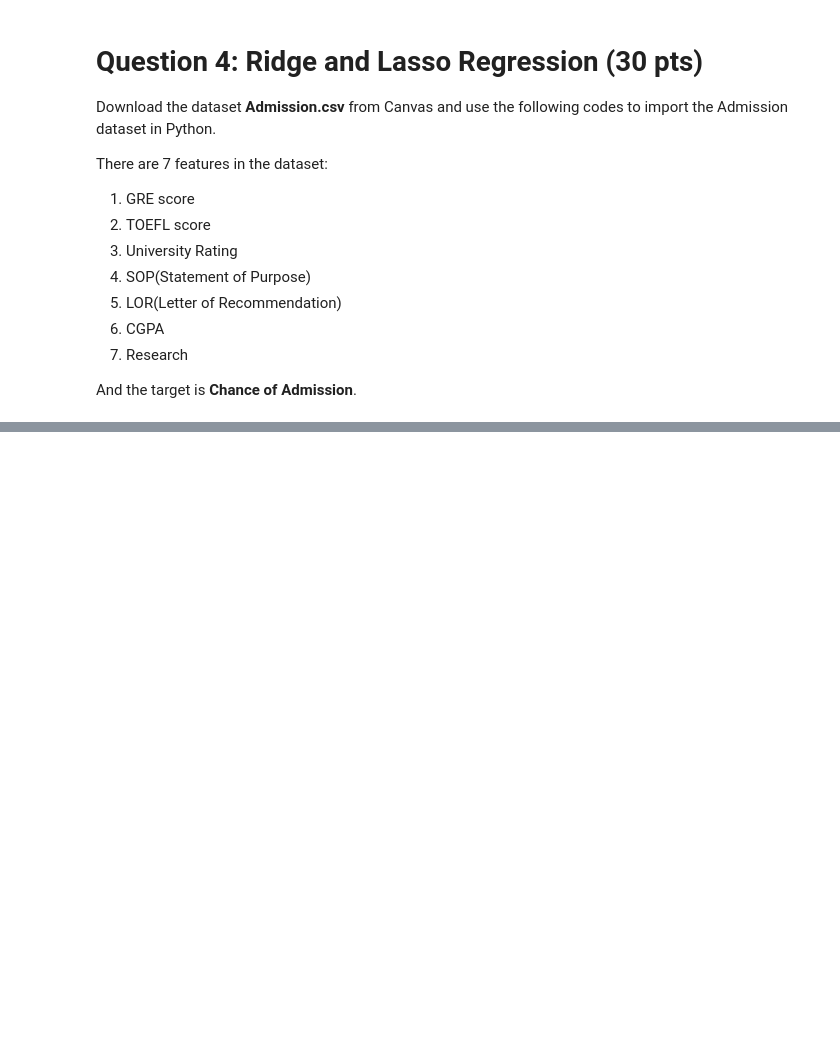
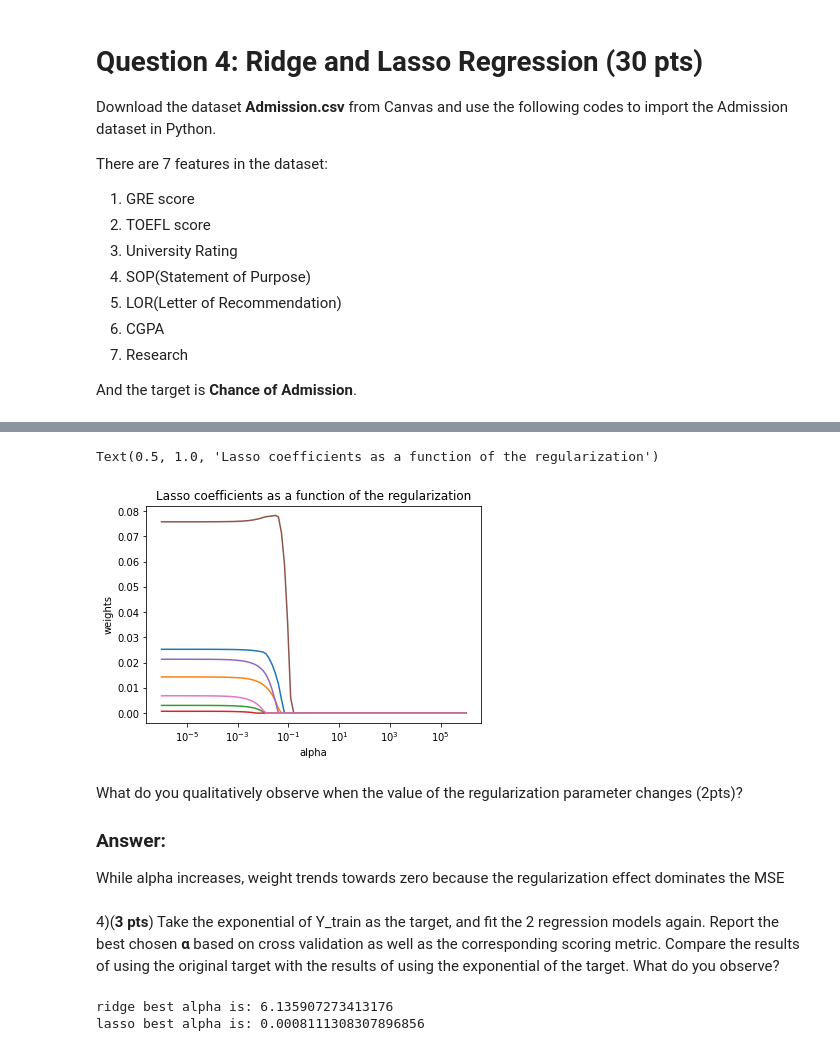
Before and after one commit to allie-touchstone/Advanced-Machine-Learning, a Jupyter notebook: HW 1.ipynb, the cells around one changed output, grey strips where cells are left out. Drawn from its saved outputs; the diff is of its cells as text; code cells hidden in the pictures; blank space fills up the shorter version.

```diff
--- a/HW 1.ipynb
+++ b/HW 1.ipynb
@@ -117,0 +212,74 @@ Why do we need to scale the data before regularization (2pts)?
+# %%
+lasso_coefs = []
+for a in alphas:
+  model = linear_model.Lasso(alpha=a)
+  model.fit(X_train, y_train)
+  lasso_coefs.append(model.coef_)
+
+ax = plt.gca()
+ax.plot(alphas, lasso_coefs)
+ax.set_xscale('log')
+plt.xlabel('alpha')
+plt.ylabel('weights')
+plt.title('Lasso coefficients as a function of the regularization')
+# %% [output]
+Text(0.5, 1.0, 'Lasso coefficients as a function of the regularization')
+[figure, added]
+# %% [markdown]
+What do you qualitatively observe when the value of the regularization parameter changes (2pts)?
+
+### Answer:
+While alpha increases, weight trends towards zero because the regularization effect dominates the MSE
+# %% [markdown]
+4)(**3 pts**) Take the exponential of Y_train as the target, and fit the 2 regression models again. Report the best chosen **α** based on cross validation as well as the corresponding scoring metric. Compare the results of using the original target with the results of using the exponential of the target. What do you observe?
+# %%
+y_train_exp = y_train**2
+y_test_exp = y_test**2
+
+
+## ridge
+kf = KFold(5)
+ridgeMSE = np.zeros([100, 5])
+alphas = 10**np.linspace(6,-6,100)
+
+
+r = 0
+for train, test in kf.split(X_train, y_train_exp):
+  c = 0
+
+  for a in alphas:
+    model = linear_model.Ridge(alpha=a)
+    model.fit(X_train.iloc[train], y_train_exp.iloc[train])
+    prediction_train = model.predict(X_train.iloc[test])
+    ridgeMSE[c][r] = metrics.mean_squared_error(y_train_exp.iloc[test].values, prediction_train)
+    c += 1
+
+  r += 1
+
+ridge_best_alpha = alphas[ridgeMSE.mean(axis = 1).argmin()]
+print("ridge best alpha is:", ridge_best_alpha)
+
+## lasso
+kf = KFold(5)
+lassoMSE = np.zeros([100, 5])
+alphas = 10**np.linspace(6,-6,100)
+
+
+r = 0
+for train, test in kf.split(X_train, y_train_exp):
+  c = 0
+
+  for a in alphas:
+    model = linear_model.Lasso(alpha=a)
+    model.fit(X_train.iloc[train], y_train_exp.iloc[train])
+    prediction_train = model.predict(X_train.iloc[test])
+    lassoMSE[c][r] = metrics.mean_squared_error(y_train_exp.iloc[test].values, prediction_train)
+    c += 1
+
+  r += 1
+
+lasso_best_alpha = alphas[lassoMSE.mean(axis = 1).argmin()]
+print("lasso best alpha is:", lasso_best_alpha)
+# %% [output]
+ridge best alpha is: 6.135907273413176
+lasso best alpha is: 0.0008111308307896856
```
Also changed, not shown: parts of 25 cells of this notebook.
